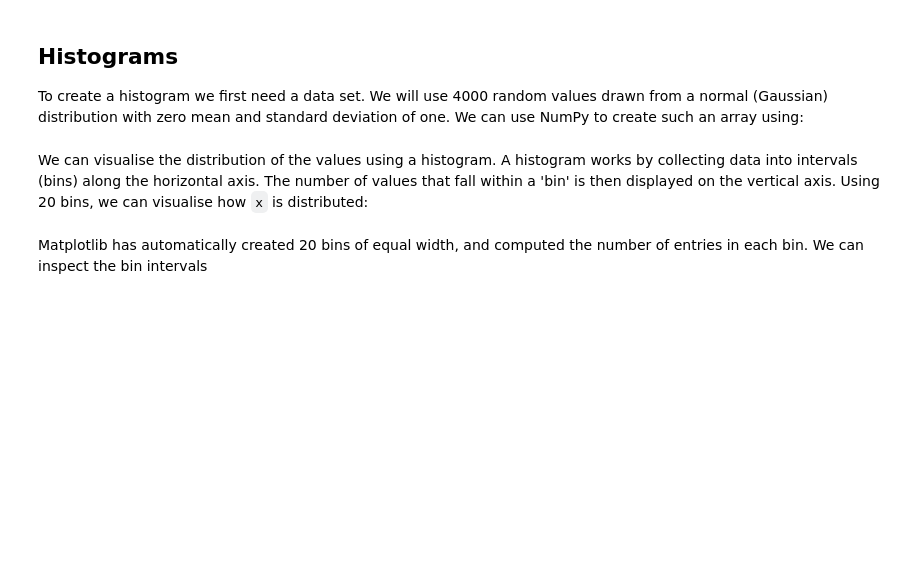
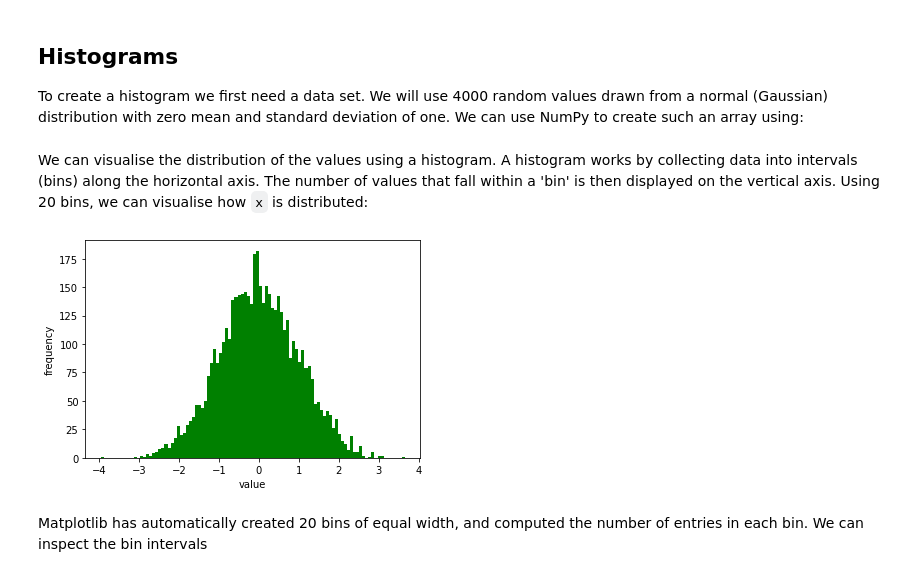
Before and after one commit to Antoni051/oxnet-python-prep, a Jupyter notebook: 08 Plotting.ipynb, the cells around one changed output. Drawn from its saved outputs; the diff is of its cells as text; code cells hidden in the pictures; blank space fills up the shorter version.

```diff
--- a/08 Plotting.ipynb
+++ b/08 Plotting.ipynb
@@ -217,13 +248,15 @@ The number of values that fall within a 'bin' is then displayed on the vertical
 Using 20 bins, we can visualise how `x` is distributed:
 # %%
 # Produce histogram with 20 bins (try changing the number of bins)
-n, bins, patches = plt.hist(x, 20, facecolor='green');
+n, bins, patches = plt.hist(x, 100, facecolor='green');
 
 # Add label
 plt.xlabel('value')
 plt.ylabel('frequency')
 
 plt.show()
+# %% [output]
+[figure, added]
 # %% [markdown]
 Matplotlib has automatically created 20 bins of equal width, and computed the number of entries in each bin. We can inspect the bin intervals
 # %%
```
Also changed, not shown: parts of 17 cells of this notebook, 7 other files.
